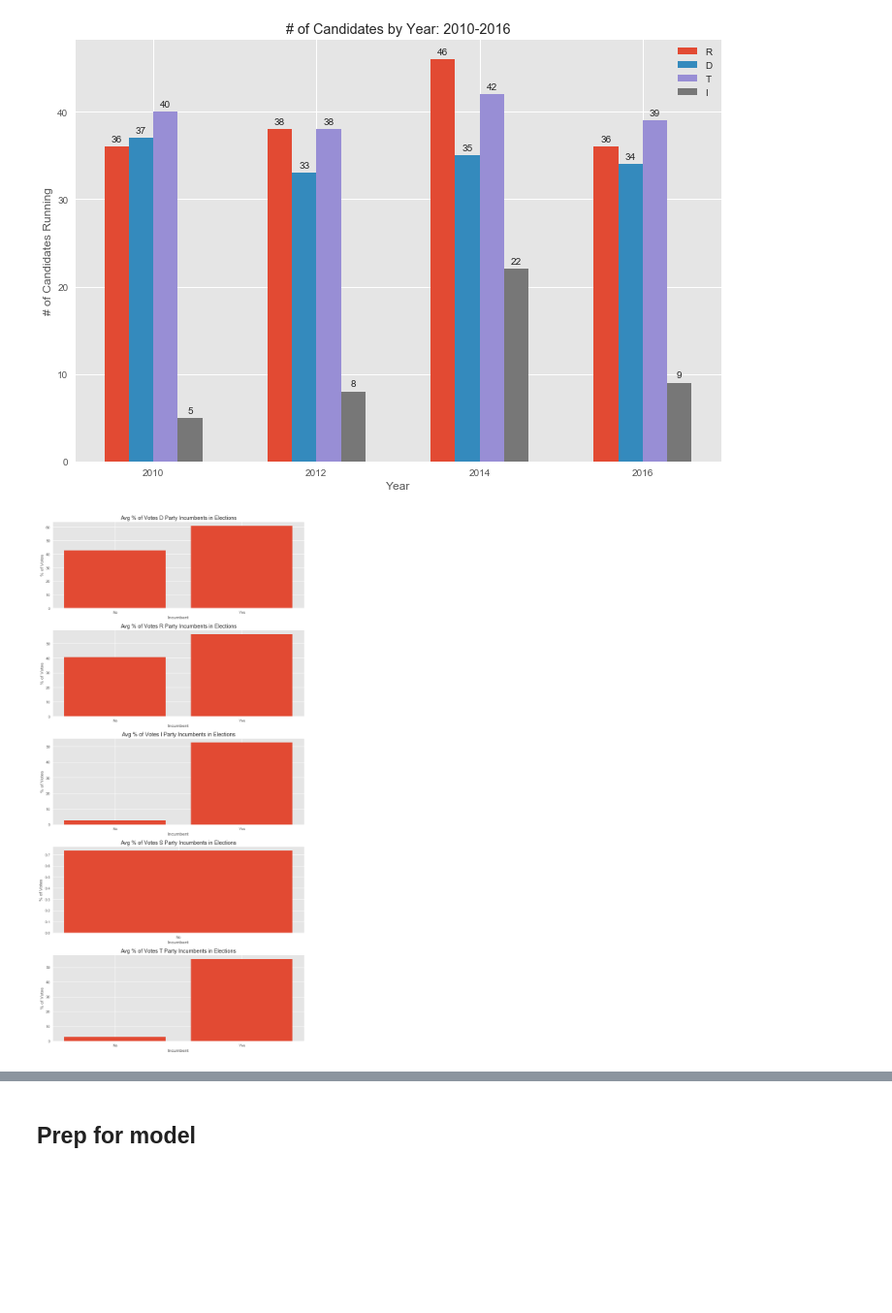
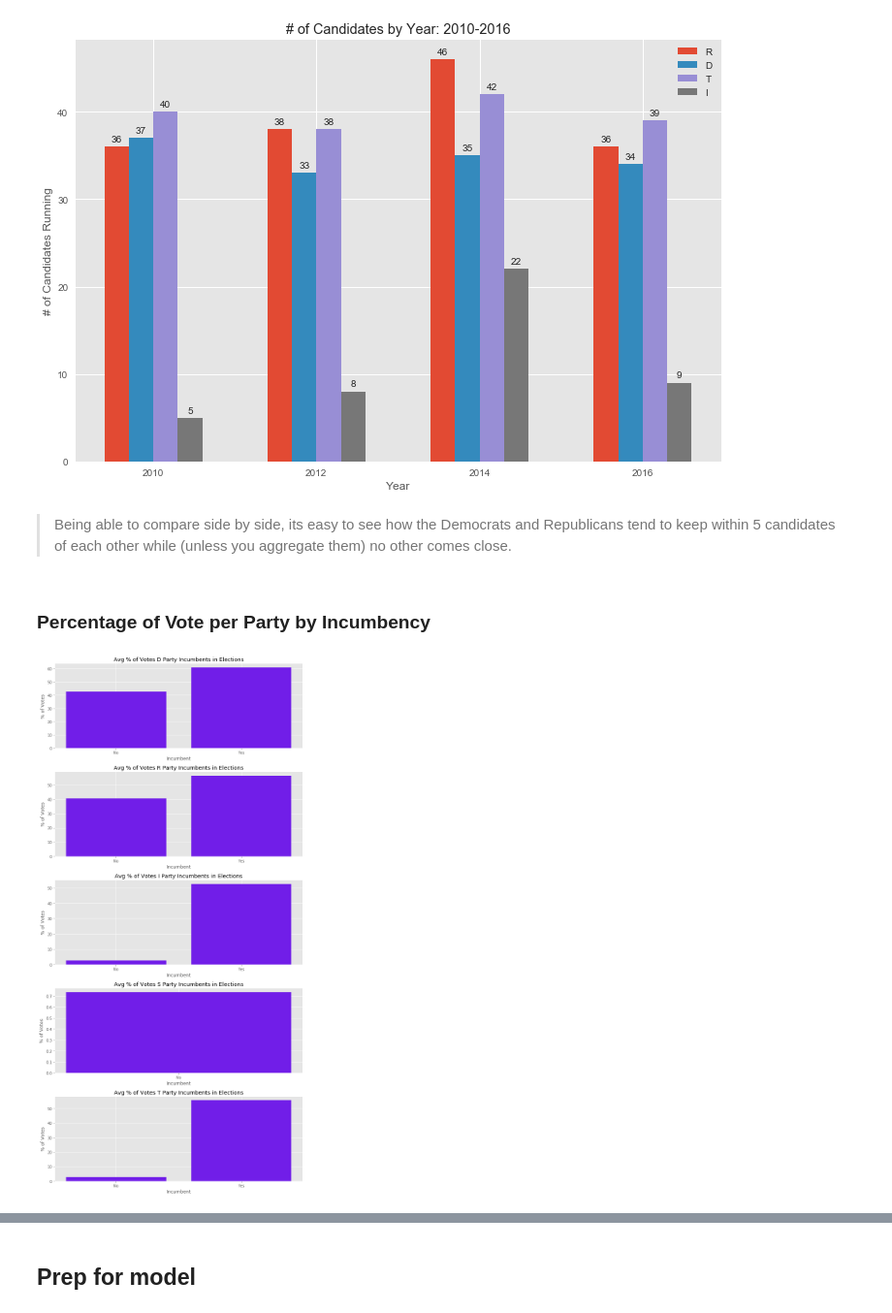
Before and after one commit to dfuller22/US_Senate_Election_Predictor, a Jupyter notebook: EDA_and_Modeling.ipynb, the cells around one changed output, grey strips where cells are left out. Shown at 97% size. Cells and saved outputs as stored; diff of their text form; code cells hidden in the pictures; blank space fills up the shorter version.

```diff
--- a/EDA_and_Modeling.ipynb
+++ b/EDA_and_Modeling.ipynb
@@ -136,12 +197,14 @@ for party in party_enc_list:
         thirds_by_year = df_eda[df_eda['Party_enc'] == party].groupby('Year')['Cln_name'].count()
         party_series_dict[party] = thirds_by_year
 # %%
+## Setting figsize + subplots structure + flatten ax for iteration
 fig, ax = plt.subplots(figsize=(12,15), nrows=5)
 axes = ax.flatten()
 
+## Plotting ea. groupby stored in results dict
 for i, party in enumerate(party_series_dict):
     series = party_series_dict[party]
-    axes[i].bar(series.index, series)
+    axes[i].bar(series.index, series, color='#711EE8')
     axes[i].set(title=f'# of {party} Party Members Running per Year', xlabel='Year', ylabel='# of Candidates')
     plt.tight_layout();
 # %% [output]
@@ -158,4 +238,8 @@ dlf.cand_per_yr_viewer(party_series_dict, '2000', '2008')
 dlf.cand_per_yr_viewer(party_series_dict, '2010', '2016')
 # %% [output]
 [figure]
+# %% [markdown]
+> Being able to compare side by side, its easy to see how the Democrats and Republicans tend to keep within 5 candidates of each other while (unless you aggregate them) no other comes close.
+# %% [markdown]
+### Percentage of Vote per Party by Incumbency
 # %%
@@ -179,24 +266,26 @@ for party in party_enc_list:
         thirds_by_year2 = df_eda[df_eda['Party_enc'] == party].groupby('Incumb_Y')['%'].mean()
         party_incumb_series_dict[party] = thirds_by_year2
 # %%
+## Setting figsize + subplots structure + flatten ax for iteration
 fig, ax = plt.subplots(figsize=(10,20), nrows=5)
 axes = ax.flatten()
 
+## Looping through ea. party in results dict
 for i, party in enumerate(party_incumb_series_dict):
     series = party_incumb_series_dict[party].copy()
-
+    ## Try/Except plotting + formatting ('S' party never had incumbent)
     try:
         series.set_axis(['No', 'Yes'], inplace=True)
-        axes[i].bar(series.index, series)
+        axes[i].bar(series.index, series, color='#711EE8')
         axes[i].set(title=f'Avg % of Votes {party} Party Incumbents in Elections', xlabel='Incumbent', ylabel='% of Votes')
         axes[i].set(xticks=['No', 'Yes'])
     except ValueError:
         series.set_axis(['No'], inplace=True)
-        axes[i].bar(series.index, series)
+        axes[i].bar(series.index, series, color='#711EE8')
         axes[i].set(title=f'Avg % of Votes {party} Party Incumbents in Elections', xlabel='Incumbent', ylabel='% of Votes')
         axes[i].set(xticks='No')
 
 
     plt.tight_layout();
 # %% [output]
-[figure, old version]
+[figure, new version]
```
Also changed, not shown: parts of 63 cells of this notebook.
